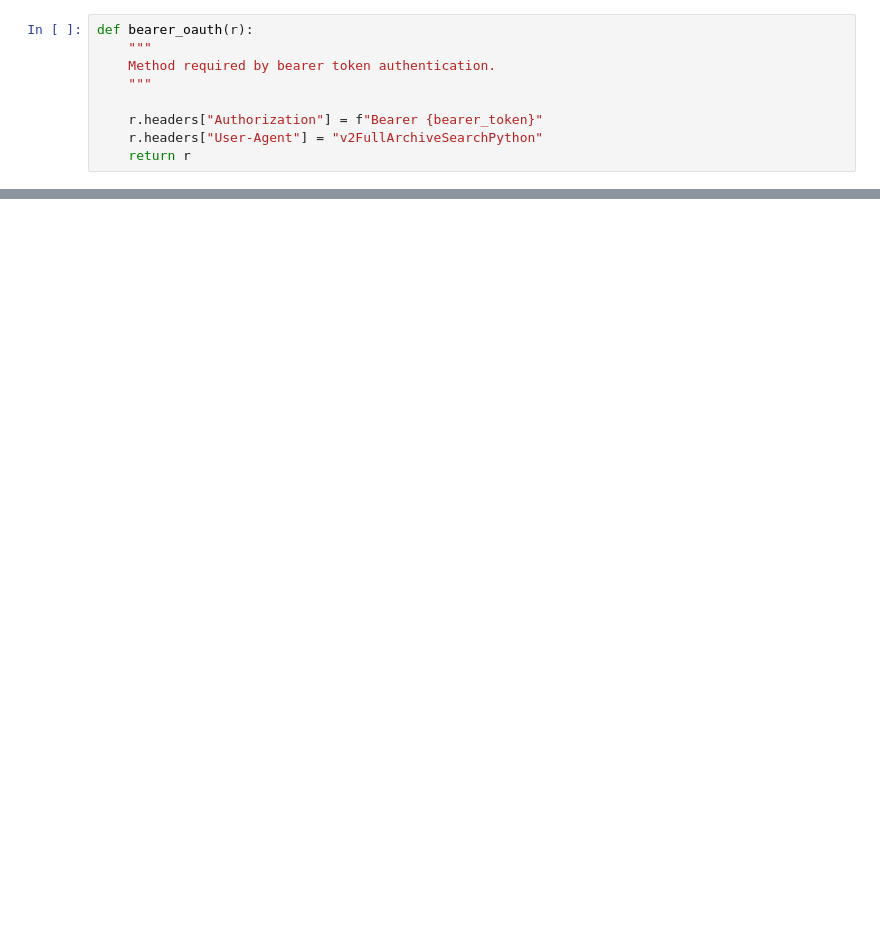
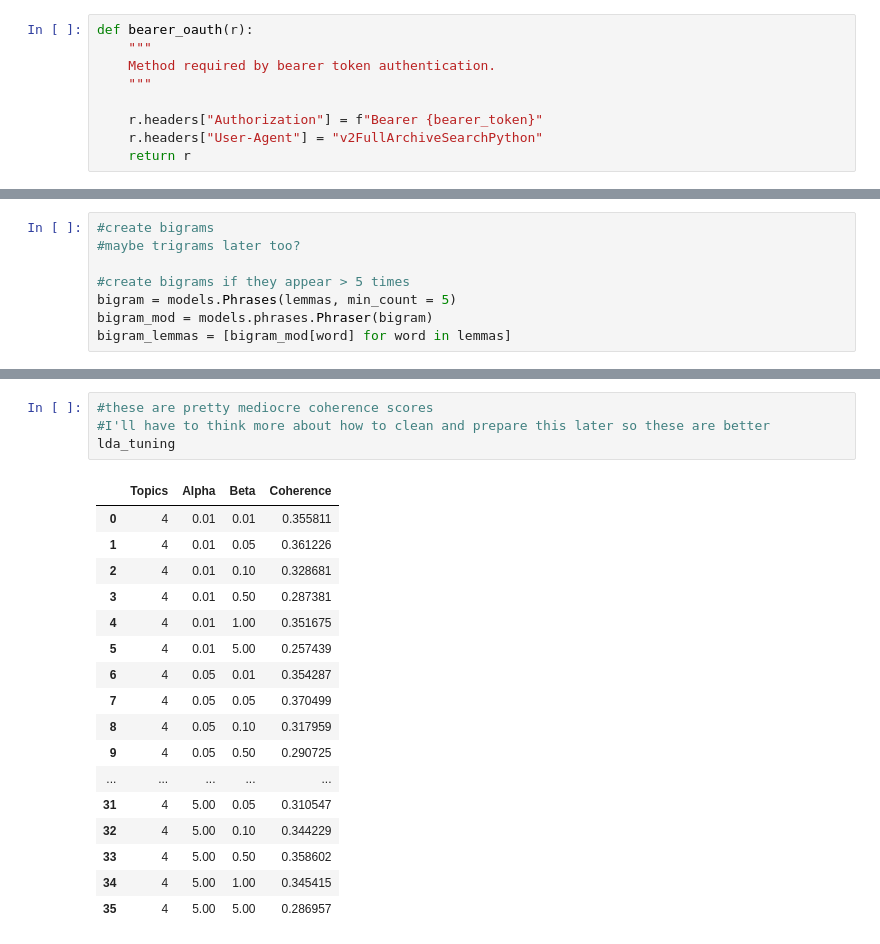
Before and after one commit to JadeBenson/Healthy_Food, a Jupyter notebook: Jade_A2.ipynb, the cells around one changed output, grey strips where cells are left out. Cells and saved outputs as stored; diff of their text form; blank space fills up the shorter version.

```diff
--- a/Jade_A2.ipynb
+++ b/Jade_A2.ipynb
@@ -179,0 +452,8 @@ Now want to look at whether "moralistic" language is being used?
+# %%
+#create bigrams
+#maybe trigrams later too?
+
+#create bigrams if they appear > 5 times
+bigram = models.Phrases(lemmas, min_count = 5)
+bigram_mod = models.phrases.Phraser(bigram)
+bigram_lemmas = [bigram_mod[word] for word in lemmas]
@@ -179,0 +576,22 @@ Now want to look at whether "moralistic" language is being used?
+# %%
+#these are pretty mediocre coherence scores
+#I'll have to think more about how to clean and prepare this later so these are better
+lda_tuning
+# %% [output]
+|  | Topics | Alpha | Beta | Coherence |
+| 0 | 4 | 0.01 | 0.01 | 0.355811 |
+| 1 | 4 | 0.01 | 0.05 | 0.361226 |
+| 2 | 4 | 0.01 | 0.10 | 0.328681 |
+| 3 | 4 | 0.01 | 0.50 | 0.287381 |
+| 4 | 4 | 0.01 | 1.00 | 0.351675 |
+| 5 | 4 | 0.01 | 5.00 | 0.257439 |
+| 6 | 4 | 0.05 | 0.01 | 0.354287 |
+| 7 | 4 | 0.05 | 0.05 | 0.370499 |
+| 8 | 4 | 0.05 | 0.10 | 0.317959 |
+| 9 | 4 | 0.05 | 0.50 | 0.290725 |
+| ... | ... | ... | ... | ... |
+| 31 | 4 | 5.00 | 0.05 | 0.310547 |
+| 32 | 4 | 5.00 | 0.10 | 0.344229 |
+| 33 | 4 | 5.00 | 0.50 | 0.358602 |
+| 34 | 4 | 5.00 | 1.00 | 0.345415 |
+| 35 | 4 | 5.00 | 5.00 | 0.286957 |
```
Also changed, not shown: parts of 50 cells of this notebook.
